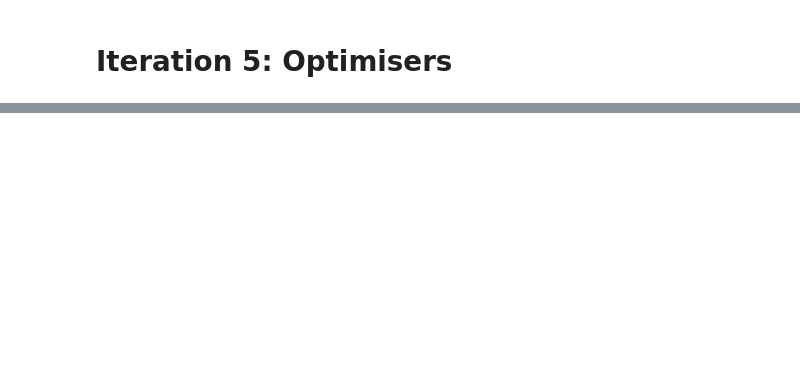
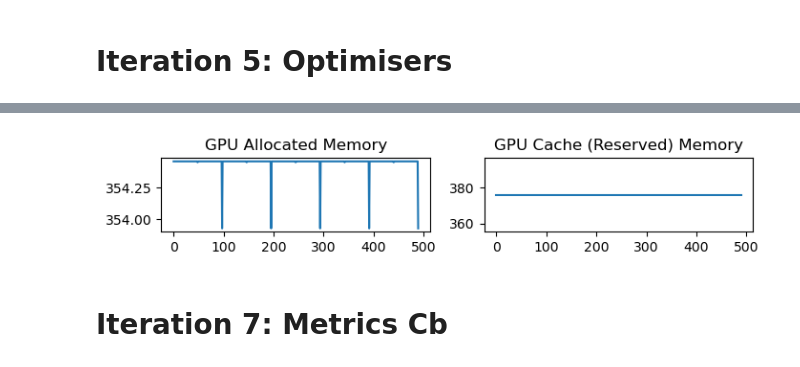
Before and after one commit to mshahoyi/learning_ai, a Jupyter notebook: mnist.ipynb, the cells around one changed output, grey strips where cells are left out. Drawn from its saved outputs; the diff is of its cells as text; code cells hidden in the pictures; blank space fills up the shorter version.

```diff
--- a/mnist.ipynb
+++ b/mnist.ipynb
@@ -913,0 +1027,35 @@ Text(0.5, 1.0, 'GPU Cache (Reserved) Memory')
+# %%
+class GPUStatsCb:
+    alloc_mem = []
+    cache_mem = []
+
+    def after_batch(self, learner):
+        self.alloc_mem.append(torch.cuda.memory_allocated() / 1024**2)
+        self.cache_mem.append(torch.cuda.memory_reserved() / 1024**2)
+
+    def after_fit(self, learner):
+        fig, ax = plt.subplots(1, 2, figsize=(8,1))
+        ax[0].plot(torch.arange(len(gpu_alloc)), gpu_alloc)
+        ax[0].set_title("GPU Allocated Memory")
+        ax[1].plot(torch.arange(len(gpu_res)), gpu_res)
+        ax[1].set_title("GPU Cache (Reserved) Memory")
+# %%
+class ProgressCb:
+    start_time
+    end_time
+
+    def __init__(self, gpu_stats):
+        self.gpu = gpu_stats
+
+    def before_epoch(self, learner):
+        self.start_time = time.time()
+
+    def after_epoch(self, learner):
+        self.end_time = time.time()
+        dur = self.end_time - self.start_time
+        print(f'Epoch: {learner.current_epoch+1} | Time: {dur:.2f}s | Train Loss: {learner.epoch_loss:.2f} | Valid loss: {learner.val_loss:.2f} | Allocated memory: {self.gpu.alloc_mem[-1]:.2f} Mb | Cached memory: {self.gpu.cache_mem[-1]:.2f} Mb')
+# %%
+gpu_stats_cb = GPUStatsCb()
+learner_2 = Learner_2(model=model, optim=sgd_optim, dls=dls, loss_fn=ce_loss2, cbs=[gpu_stats_cb, ProgressCb(gpu_stats_cb)])
+learner_2.fit(5)
+# %% [output]
@@ -913,0 +1067,3 @@ Text(0.5, 1.0, 'GPU Cache (Reserved) Memory')
+[figure, added]
+# %% [markdown]
+# Iteration 7: Metrics Cb
```
Also changed, not shown: parts of 13 cells of this notebook.
